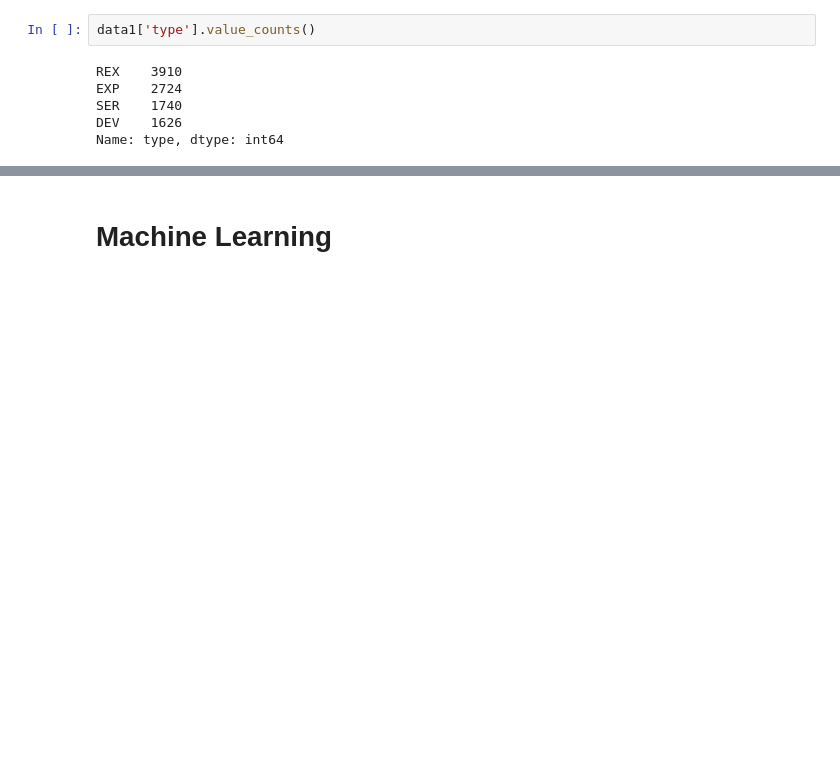
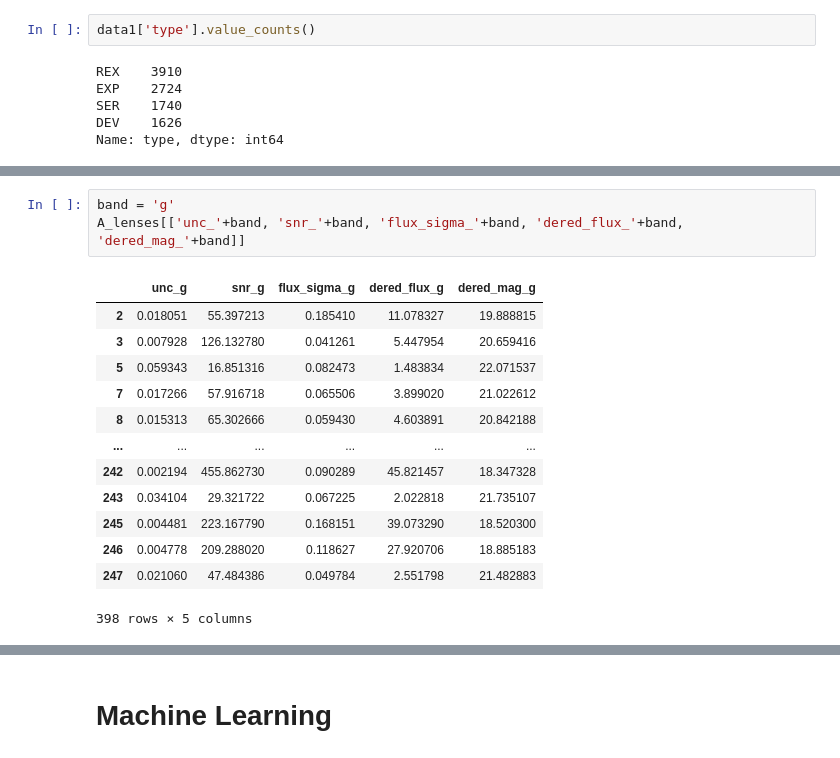
Before and after one commit to eramey16/galactic_lenses, a Jupyter notebook: Test.ipynb, the cells around one changed output, grey strips where cells are left out. Saved outputs shown, nothing was run; the diff lists cells and outputs as text; blank space fills up the shorter version.

```diff
--- a/Test.ipynb
+++ b/Test.ipynb
@@ -579,0 +677,17 @@ Name: type, dtype: int64
+# %%
+band = 'g'
+A_lenses[['unc_'+band, 'snr_'+band, 'flux_sigma_'+band, 'dered_flux_'+band, 'dered_mag_'+band]]
+# %% [output]
+|  | unc_g | snr_g | flux_sigma_g | dered_flux_g | dered_mag_g |
+| 2 | 0.018051 | 55.397213 | 0.185410 | 11.078327 | 19.888815 |
+| 3 | 0.007928 | 126.132780 | 0.041261 | 5.447954 | 20.659416 |
+| 5 | 0.059343 | 16.851316 | 0.082473 | 1.483834 | 22.071537 |
+| 7 | 0.017266 | 57.916718 | 0.065506 | 3.899020 | 21.022612 |
+| 8 | 0.015313 | 65.302666 | 0.059430 | 4.603891 | 20.842188 |
+| ... | ... | ... | ... | ... | ... |
+| 242 | 0.002194 | 455.862730 | 0.090289 | 45.821457 | 18.347328 |
+| 243 | 0.034104 | 29.321722 | 0.067225 | 2.022818 | 21.735107 |
+| 245 | 0.004481 | 223.167790 | 0.168151 | 39.073290 | 18.520300 |
+| 246 | 0.004778 | 209.288020 | 0.118627 | 27.920706 | 18.885183 |
+| 247 | 0.021060 | 47.484386 | 0.049784 | 2.551798 | 21.482883 |
+398 rows × 5 columns
```
Also changed, not shown: parts of 29 cells of this notebook, 13 other files.
